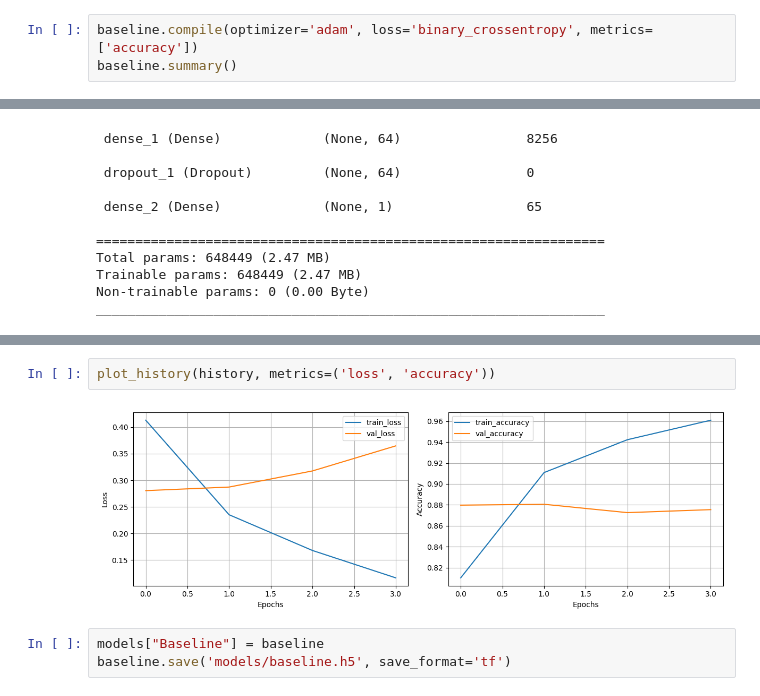
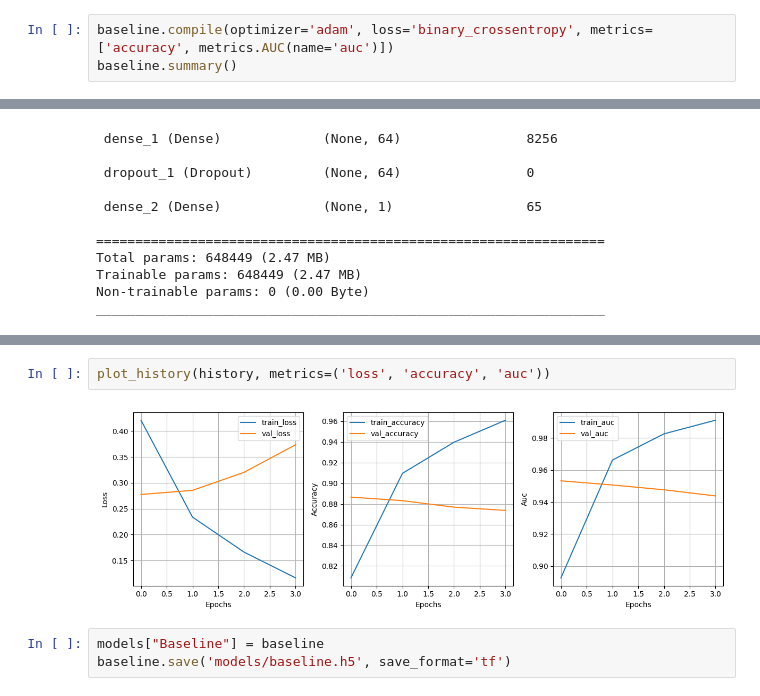
Before and after one commit to FranzCastillo/NLP-Tweets-Sentiment-Analysis-DL-Models, a Jupyter notebook: workspace/app.ipynb, the cells around one changed output, grey strips where cells are left out. Cells and saved outputs as stored; diff of their text form.

Commit message:
[feat]: auc plot baseline

```diff
--- a/workspace/app.ipynb
+++ b/workspace/app.ipynb
@@ -274,5 +274,5 @@ Your kernel may have been built without NUMA support.
 # %%
-baseline.compile(optimizer='adam', loss='binary_crossentropy', metrics=['accuracy'])
+baseline.compile(optimizer='adam', loss='binary_crossentropy', metrics=['accuracy', metrics.AUC(name='auc')])
 baseline.summary()
 # %% [output]
 Model: "sequential"
@@ -320,7 +320,7 @@ Epoch 4/20
 # %%
-plot_history(history, metrics=('loss', 'accuracy'))
+plot_history(history, metrics=('loss', 'accuracy', 'auc'))
 # %% [output]
-[figure, old version]
+[figure, new version]
 # %%
 models["Baseline"] = baseline
 baseline.save('models/baseline.h5', save_format='tf')
```
Also changed, not shown: parts of 15 cells of this notebook, 8 other files.
